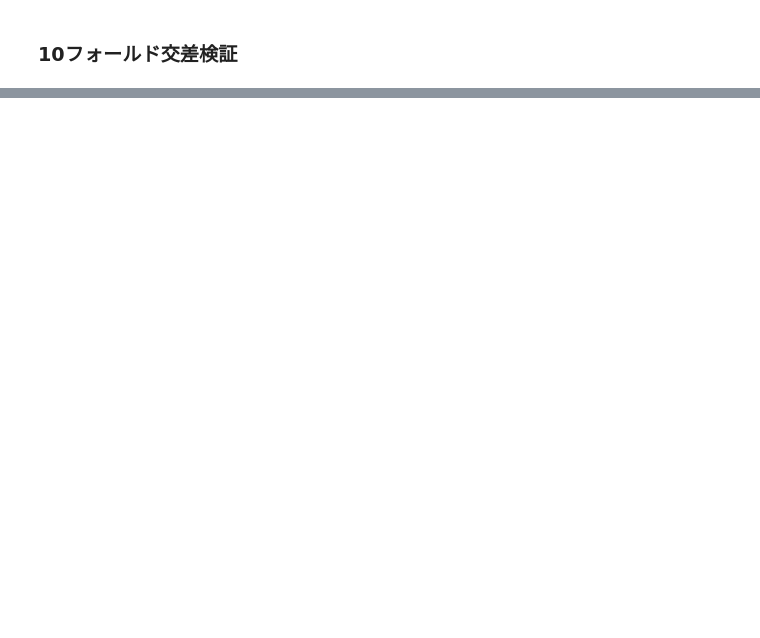
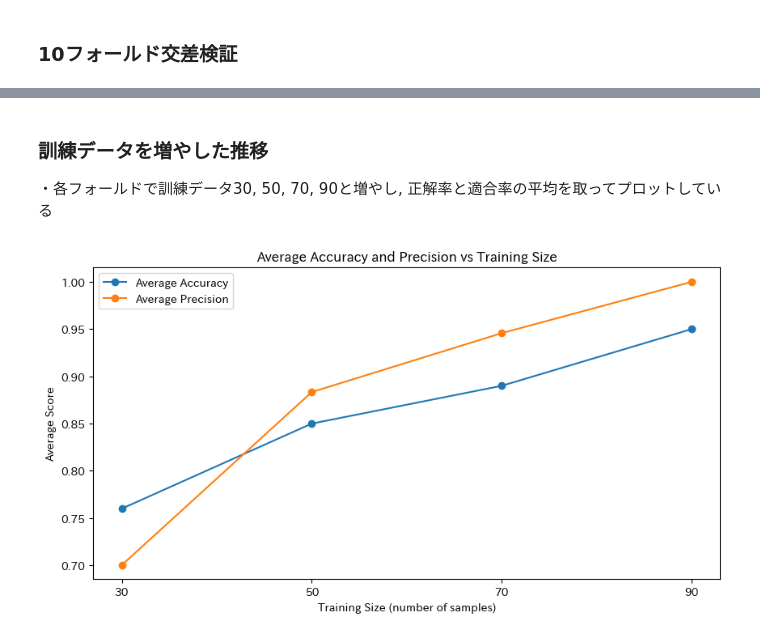
Before and after one commit to Ryosuke1025/RecommenderAlgorithm, a Jupyter notebook: recommender.ipynb, the cells around one changed output, grey strips where cells are left out. Drawn from its saved outputs; the diff is of its cells as text; code cells hidden in the pictures; blank space fills up the shorter version.

```diff
--- a/recommender.ipynb
+++ b/recommender.ipynb
@@ -163,7 +64,7 @@ fold_counter = 1
 for train_index, test_index in kf.split(features):
     # トレーニングとテストセットを作成します。
     X_train, X_test = features_np[train_index], features_np[test_index]
-    y_train, y_test = user_ratings_np[train_index], user_ratings_np[test_index]
+    y_train, y_test = user2_ratings_np[train_index], user2_ratings_np[test_index]
 
     # 決定木の分類器を作成し、トレーニングデータにフィット
     classifier = DecisionTreeClassifier(random_state=0)
@@ -287,9 +192,6 @@ models = {
     "k-NN": KNeighborsClassifier()
 }
 
-# KFoldインスタンスを初期化
-kf = KFold(n_splits=5, shuffle=True, random_state=2)
-
 # 結果を格納するための辞書
 results = {name: {"Accuracy": [], "Precision": [], "Recall": [], "F1": []} for name in models.keys()}
 
@@ -298,7 +200,7 @@ for name, model in models.items():
     for train_index, test_index in kf.split(features):
         # トレーニングとテストセットを作成
         X_train, X_test = features_np[train_index], features_np[test_index]
-        y_train, y_test = user_ratings_np[train_index], user_ratings_np[test_index]
+        y_train, y_test = user2_ratings_np[train_index], user2_ratings_np[test_index]
 
         # モデルを訓練
         model.fit(X_train, y_train)
@@ -410,0 +242,52 @@ weighted avg       0.76      0.75      0.75        20
+# %% [markdown]
+### 訓練データを増やした推移
+・各フォールドで訓練データ30, 50, 70, 90と増やし, 正解率と適合率の平均を取ってプロットしている
+# %%
+from sklearn.metrics import classification_report
+from sklearn.model_selection import KFold
+
+# 指定された訓練データのサイズ
+training_sizes = [30, 50, 70, 90]
+mean_accuracies = {size: [] for size in training_sizes}
+mean_precisions = {size: [] for size in training_sizes}
+
+for train_index, test_index in kf.split(features_np):
+    # テストデータを固定
+    X_test, y_test = features_np[test_index], user2_ratings_np[test_index]
+
+    for size in training_sizes:
+        # 訓練データを指定されたサイズで取得
+        X_train = features_np[train_index[:size]]
+        y_train = user2_ratings_np[train_index[:size]]
+
+        # モデルを訓練
+        classifier = DecisionTreeClassifier(random_state=0)
+        classifier.fit(X_train, y_train)
+
+        # テストデータに対する予測
+        predictions = classifier.predict(X_test)
+
+        # 正解率と適合率を計算
+        accuracy = accuracy_score(y_test, predictions)
+        precision = precision_score(y_test, predictions)
+
+        # スコアをリストに追加
+        mean_accuracies[size].append(accuracy)
+        mean_precisions[size].append(precision)
+
+# 各訓練サイズについて平均スコアを計算
+final_accuracies = [np.mean(mean_accuracies[size]) for size in training_sizes]
+final_precisions = [np.mean(mean_precisions[size]) for size in training_sizes]
+
+# 正解率と適合率をプロット
+plt.figure(figsize=(10, 5))
+plt.plot(training_sizes, final_accuracies, label='Average Accuracy', marker='o')
+plt.plot(training_sizes, final_precisions, label='Average Precision', marker='o')
+plt.xlabel('Training Size (number of samples)')
+plt.ylabel('Average Score')
+plt.title('Average Accuracy and Precision vs Training Size')
+plt.xticks(training_sizes)
+plt.legend()
+plt.show()
+# %% [output]
+[figure, added]
```
Also changed, not shown: parts of 14 cells of this notebook, 10 other files.
